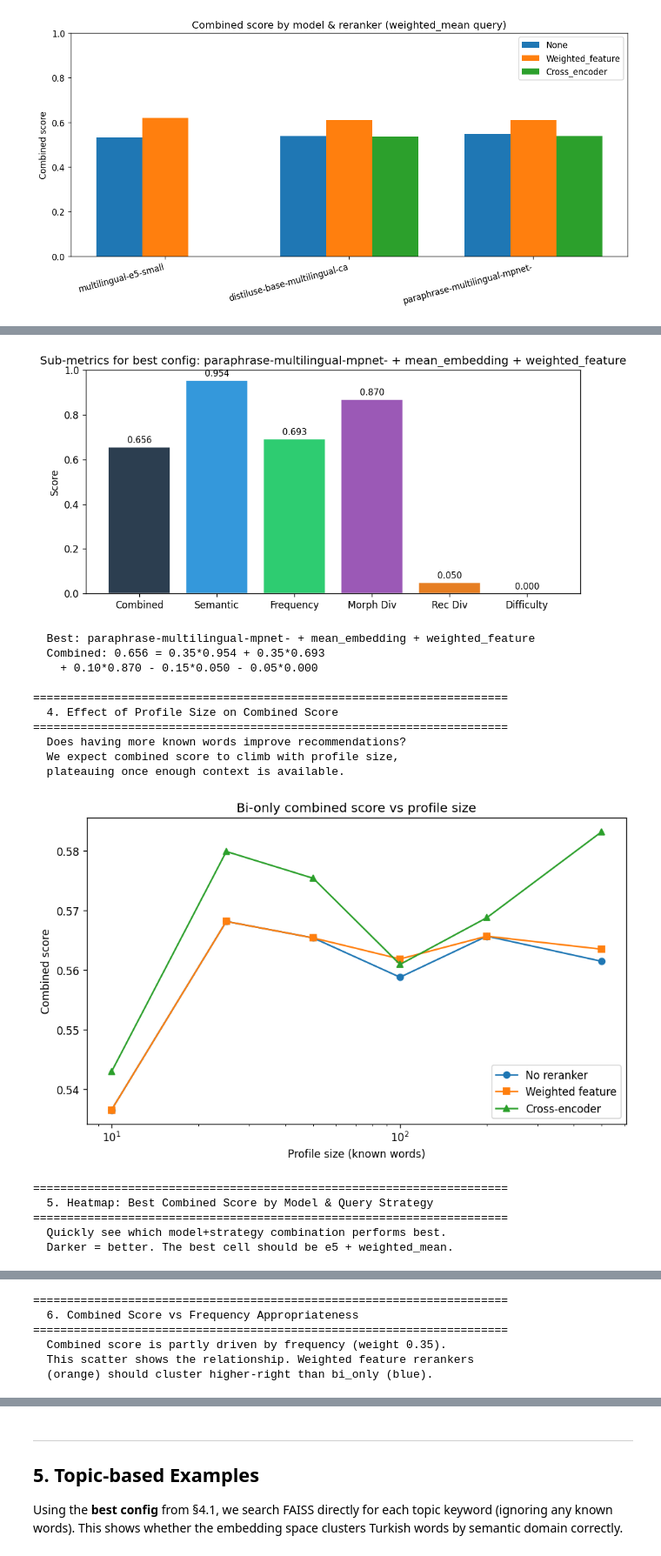
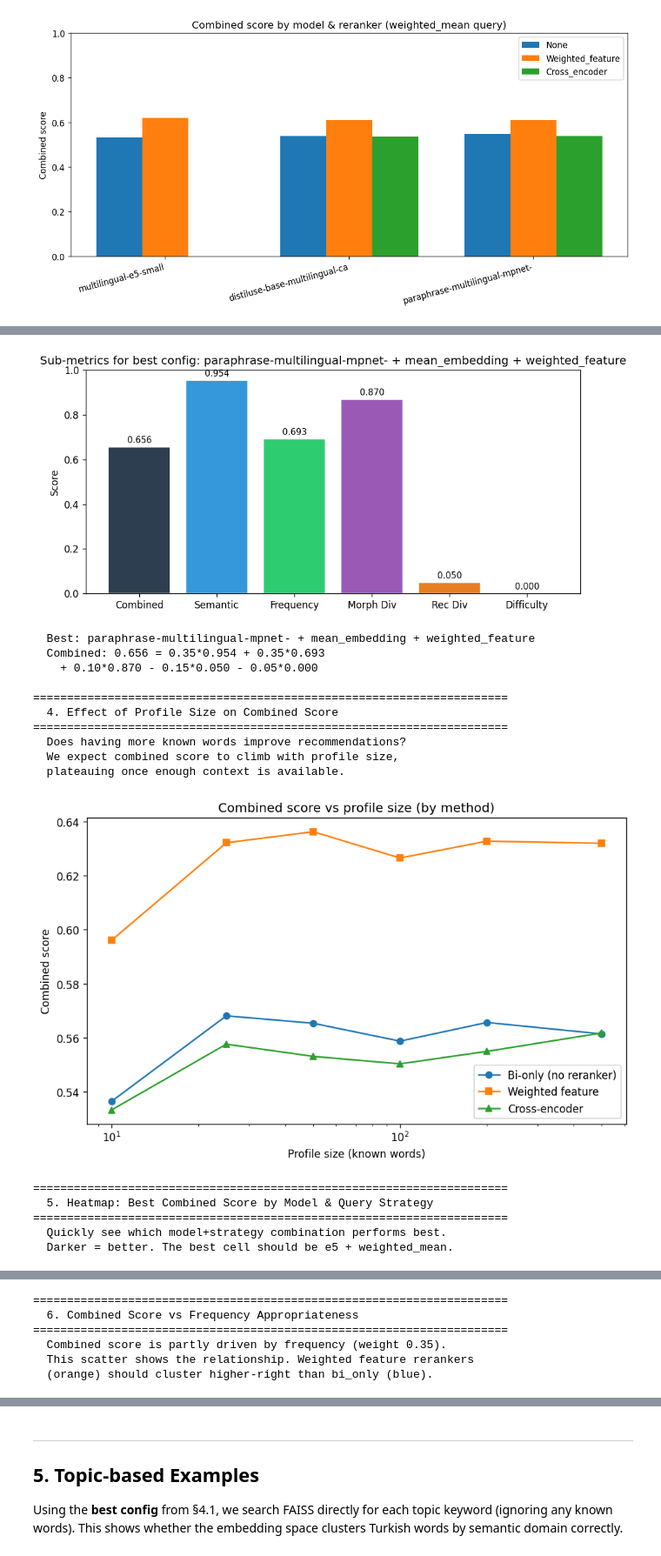
Before and after one commit to MAKhan22/symmetrical-broccoli, a Jupyter notebook: alpha.ipynb, the cells around one changed output, grey strips where cells are left out. Shown at 87% size. Saved outputs shown, nothing was run; the diff lists cells and outputs as text; code cells hidden in the pictures.

Commit message:
fixed profile size graph, wieghted is now rightfully on top

```diff
--- a/alpha.ipynb
+++ b/alpha.ipynb
@@ -1111,7 +1111,7 @@ if ce_configs:
     for method, key, color, ls in [
         ("Cross-encoder", best_ce, "#55a868", "-"),
         ("Weighted feature", wf_key, "#dd8452", "-"),
-        ("Bi-only (baseline)", bi_key, "#4c72b0", "--"),
+        ("Bi-only (no reranker)", bi_key, "#4c72b0", "--"),
     ]:
         if len(key) == 3:
             # weighted_feature or cross_encoder — look up in configs
@@ -1204,19 +1204,25 @@ print("  plateauing once enough context is available.")
 print()
 
 fig, ax = plt.subplots(figsize=(8, 5))
-by_size = defaultdict(lambda: defaultdict(list))
+by_method = defaultdict(lambda: defaultdict(list))
 for r in data:
-    by_size[r["profile_size"]][r["reranker_type"]].append(
-        r["bi_only"]["combined_score"])
-sizes = sorted(by_size.keys())
-for rt, label, style in [("none", "No reranker", "-o"),
-                          ("weighted_feature", "Weighted feature", "-s"),
-                          ("cross_encoder", "Cross-encoder", "-^")]:
-    means = [np.mean(by_size[s].get(rt, [0])) for s in sizes]
+    method = r["reranker_type"]
+    if method == "none":
+        score = r["bi_only"]["combined_score"]
+    elif method in r:
+        score = r[method]["combined_score"]
+    else:
+        continue
+    by_method[method][r["profile_size"]].append(score)
+sizes = sorted({r["profile_size"] for r in data})
+for method, label, style in [("none", "Bi-only (no reranker)", "-o"),
+                              ("weighted_feature", "Weighted feature", "-s"),
+                              ("cross_encoder", "Cross-encoder", "-^")]:
+    means = [np.mean(by_method[method].get(s, [0])) for s in sizes]
     ax.plot(sizes, means, style, label=label, markersize=6)
 ax.set_xlabel("Profile size (known words)")
 ax.set_ylabel("Combined score")
-ax.set_title("Bi-only combined score vs profile size")
+ax.set_title("Combined score vs profile size (by method)")
 ax.legend(fontsize=10)
 ax.set_xscale("log")
 fig.tight_layout()
@@ -1277,7 +1283,8 @@ print("  (orange) should cluster higher-right than bi_only (blue).")
 print()
 
 fig, ax = plt.subplots(figsize=(8, 5))
-colors = {"bi_only": "#4c72b0", "weighted_feature": "#dd8452",
+colors = {"bi_only": "#4c72b0",  # Bi-only (no reranker)
+          "weighted_feature": "#dd8452",
           "cross_encoder": "#55a868"}
 for method, color in colors.items():
     combos, freqs = [], []
@@ -1309,26 +1316,26 @@ print(f"\nAll figures saved to {RESULTS_DIR}")
   On distiluse-base-multilingual-ca + mean_embedding:
     Cross-encoder combined: 0.568
     Weighted feature comb:  0.623
     Diff (WF - CE):         +0.055
 
 ======================================================================
   3. Sub-metric Breakdown (best config across all runs)
 ======================================================================
   For the overall best config, which sub-metrics contribute?
   High morph+rec diversity with moderate frequency = ideal.
   Difficulty penalty should be low (not recommending arcane words).
 [figure]
   Best: paraphrase-multilingual-mpnet- + mean_embedding + weighted_feature
   Combined: 0.656 = 0.35*0.954 + 0.35*0.693
     + 0.10*0.870 - 0.15*0.050 - 0.05*0.000
 
 ======================================================================
   4. Effect of Profile Size on Combined Score
 ======================================================================
   Does having more known words improve recommendations?
   We expect combined score to climb with profile size,
   plateauing once enough context is available.
-[figure, old version]
+[figure, new version]
 ======================================================================
   5. Heatmap: Best Combined Score by Model & Query Strategy
 ======================================================================
```
Also changed, not shown: parts of 1 cell of this notebook.
